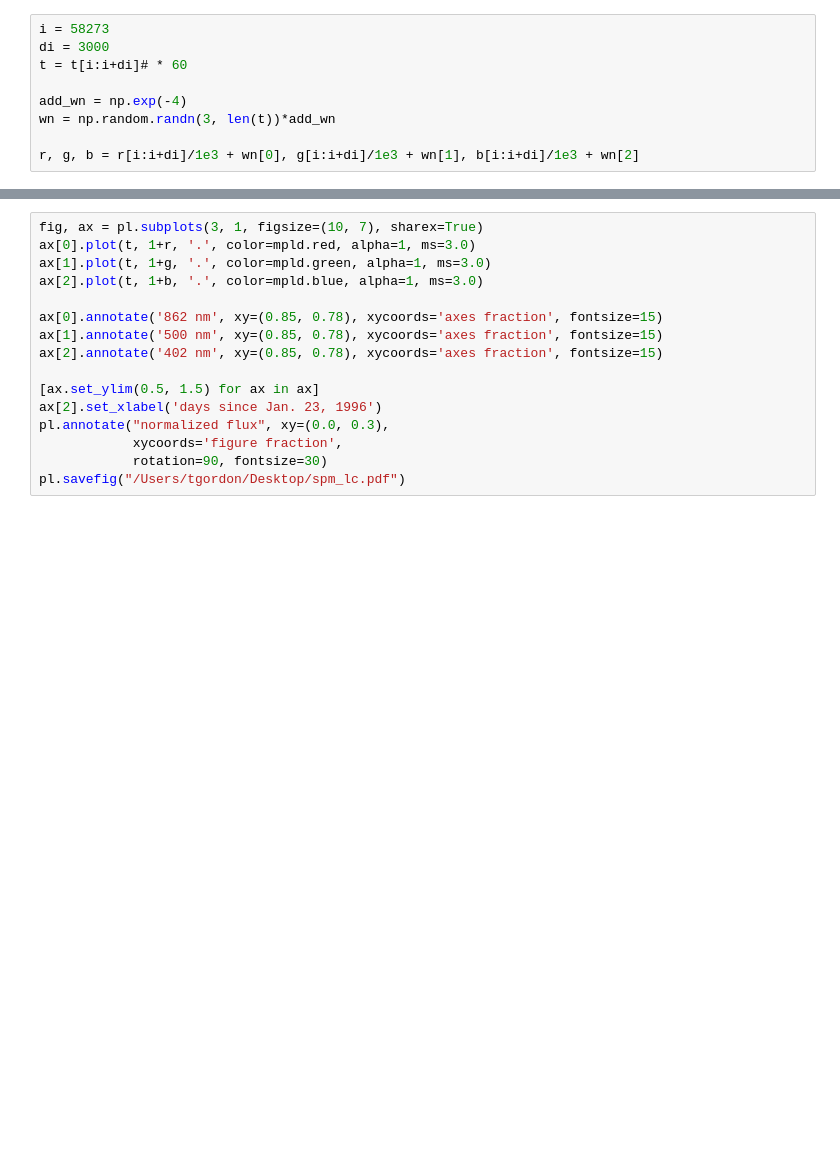
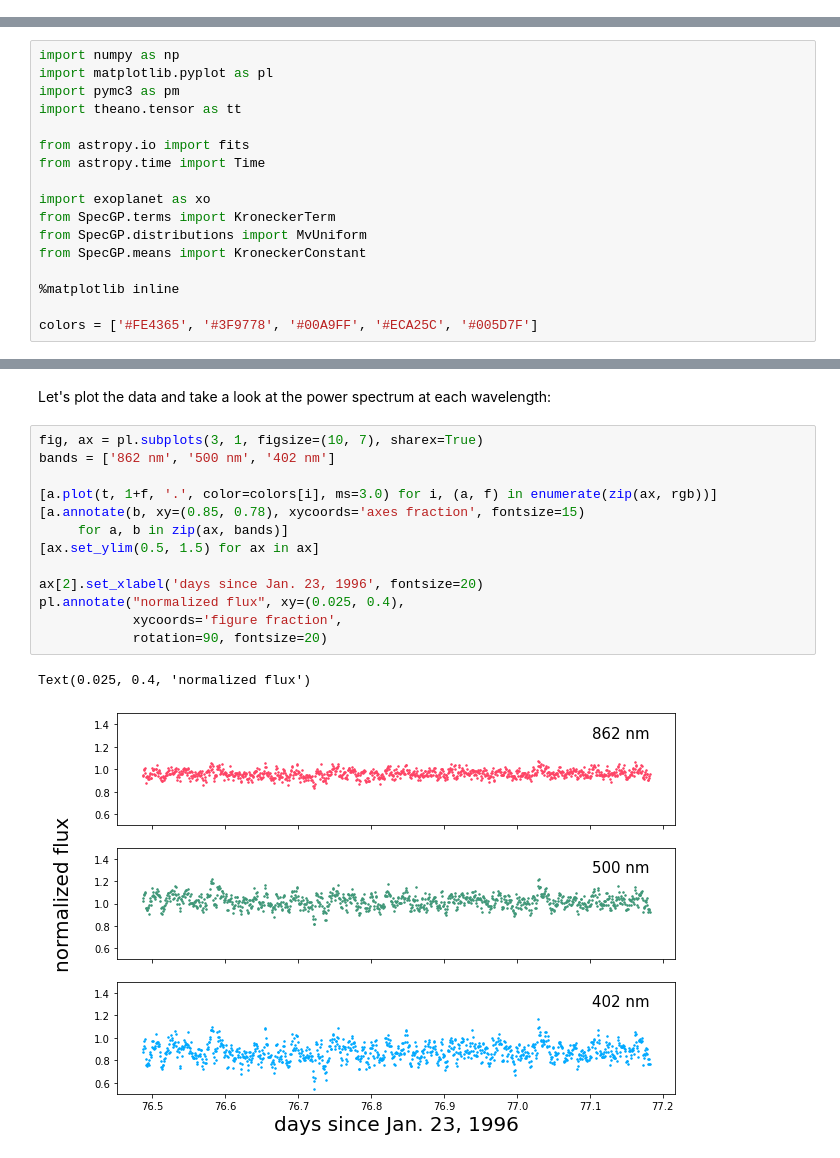
Before and after one commit to tagordon/specgp, a Jupyter notebook: SpecGP/notebooks/mwfits.ipynb, the cells around one changed output, grey strips where cells are left out. Cells and saved outputs as stored; diff of their text form; blank space fills up the shorter version.

```diff
--- a/SpecGP/notebooks/mwfits.ipynb
+++ b/SpecGP/notebooks/mwfits.ipynb
@@ -27,9 +0,0 @@ flux = np.sum([r, g, b], axis=0)/3
-# %%
-i = 58273
-di = 3000
-t = t[i:i+di]# * 60
-
-add_wn = np.exp(-4)
-wn = np.random.randn(3, len(t))*add_wn
-
-r, g, b = r[i:i+di]/1e3 + wn[0], g[i:i+di]/1e3 + wn[1], b[i:i+di]/1e3 + wn[2]
@@ -35,0 +3,17 @@ r, g, b = r[i:i+di]/1e3 + wn[0], g[i:i+di]/1e3 + wn[1], b[i:i+di]/1e3 + wn[2]
+# %%
+import numpy as np
+import matplotlib.pyplot as pl
+import pymc3 as pm
+import theano.tensor as tt
+
+from astropy.io import fits
+from astropy.time import Time
+
+import exoplanet as xo
+from SpecGP.terms import KroneckerTerm
+from SpecGP.distributions import MvUniform
+from SpecGP.means import KroneckerConstant
+
+%matplotlib inline
+
+colors = ['#FE4365', '#3F9778', '#00A9FF', '#ECA25C', '#005D7F']
@@ -36,16 +50,18 @@ r, g, b = r[i:i+di]/1e3 + wn[0], g[i:i+di]/1e3 + wn[1], b[i:i+di]/1e3 + wn[2]
+# %% [markdown]
+Let's plot the data and take a look at the power spectrum at each wavelength:
 # %%
 fig, ax = pl.subplots(3, 1, figsize=(10, 7), sharex=True)
-ax[0].plot(t, 1+r, '.', color=mpld.red, alpha=1, ms=3.0)
-ax[1].plot(t, 1+g, '.', color=mpld.green, alpha=1, ms=3.0)
-ax[2].plot(t, 1+b, '.', color=mpld.blue, alpha=1, ms=3.0)
+bands = ['862 nm', '500 nm', '402 nm']
 
-ax[0].annotate('862 nm', xy=(0.85, 0.78), xycoords='axes fraction', fontsize=15)
-ax[1].annotate('500 nm', xy=(0.85, 0.78), xycoords='axes fraction', fontsize=15)
-ax[2].annotate('402 nm', xy=(0.85, 0.78), xycoords='axes fraction', fontsize=15)
+[a.plot(t, 1+f, '.', color=colors[i], ms=3.0) for i, (a, f) in enumerate(zip(ax, rgb))]
+[a.annotate(b, xy=(0.85, 0.78), xycoords='axes fraction', fontsize=15)
+     for a, b in zip(ax, bands)]
+[ax.set_ylim(0.5, 1.5) for ax in ax]
 
-[ax.set_ylim(0.5, 1.5) for ax in ax]
-ax[2].set_xlabel('days since Jan. 23, 1996')
-pl.annotate("normalized flux", xy=(0.0, 0.3),
+ax[2].set_xlabel('days since Jan. 23, 1996', fontsize=20)
+pl.annotate("normalized flux", xy=(0.025, 0.4),
             xycoords='figure fraction',
-            rotation=90, fontsize=30)
-pl.savefig("/Users/tgordon/Desktop/spm_lc.pdf")
+            rotation=90, fontsize=20)
+# %% [output]
+Text(0.025, 0.4, 'normalized flux')
+[figure, added]
```
Also changed, not shown: parts of 37 cells of this notebook, 3 other files.
